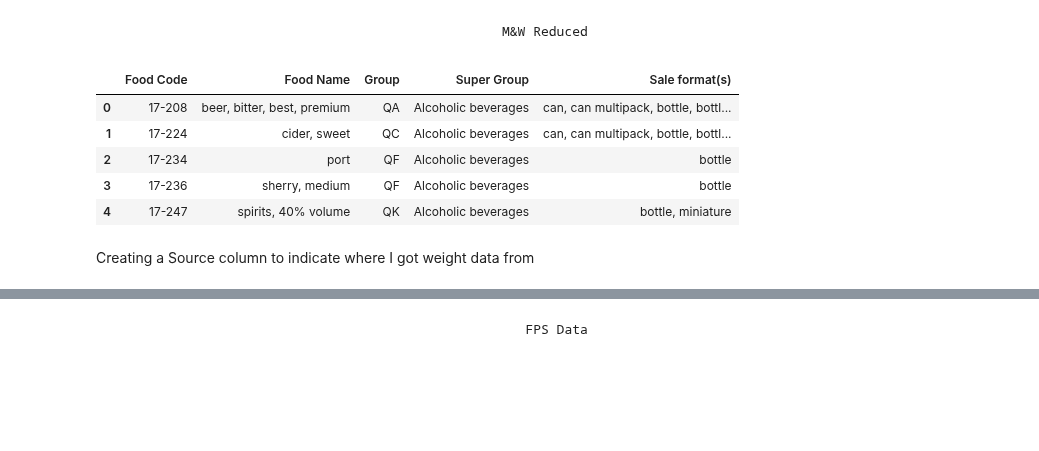
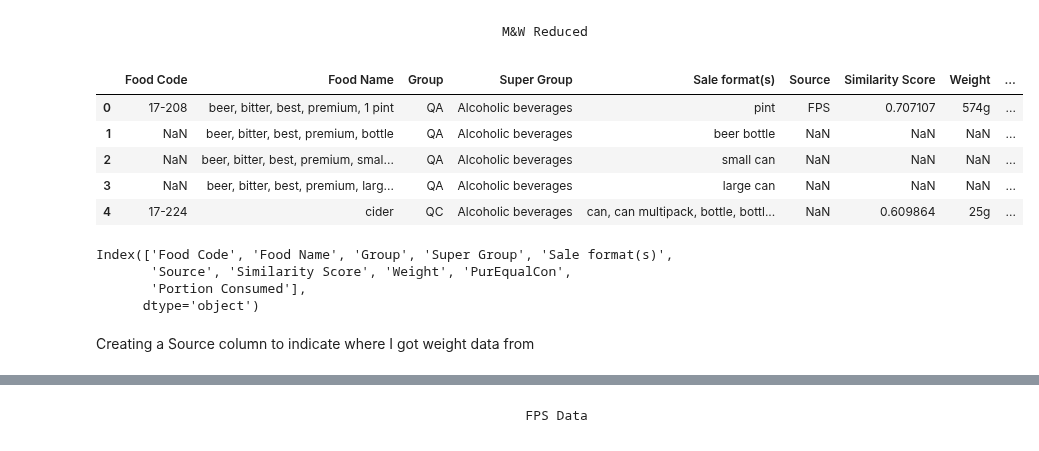
Before and after one commit to elliotkarikari/Product_Weight_Project, a Jupyter notebook: Jupter_notebooks/Data_Product/7. Final - Matching Algorithm.ipynb, the cells around one changed output, grey strips where cells are left out. Cells and saved outputs as stored; diff of their text form; code cells hidden in the pictures; blank space fills up the shorter version.

```diff
--- a/Jupter_notebooks/Data_Product/7. Final - Matching Algorithm.ipynb
+++ b/Jupter_notebooks/Data_Product/7. Final - Matching Algorithm.ipynb
@@ -19,16 +19,21 @@ from sklearn.metrics.pairwise import cosine_similarity
                                                       M&W Reduced
 # %%
 #pd.set_option('display.max_rows', None)
-redFood = pd.read_csv(r"C:\Users\medekar\Desktop\Product_Weight_Project\Data\Processed\Reduced Super Group\Cleaned\Reduced_SecondClean.csv", index_col=0)
+redFood = pd.read_csv(r"C:\Users\medekar\Desktop\Product_Weight_Project\Data\Processed\ReducedwithWeights\dataproduct.csv")
 redFood.rename(columns={'Super Group':'SuperGroup'})
 redFood['Food Name'] = redFood['Food Name'].str.lower()
 redFood.head()
 # %% [output]
-|  | Food Code | Food Name | Group | Super Group | Sale format(s) |
-| 0 | 17-208 | beer, bitter, best, premium | QA | Alcoholic beverages | can, can multipack, bottle, bottl... |
-| 1 | 17-224 | cider, sweet | QC | Alcoholic beverages | can, can multipack, bottle, bottl... |
-| 2 | 17-234 | port | QF | Alcoholic beverages | bottle |
-| 3 | 17-236 | sherry, medium | QF | Alcoholic beverages | bottle |
-| 4 | 17-247 | spirits, 40% volume | QK | Alcoholic beverages | bottle, miniature |
+|  | Food Code | Food Name | Group | Super Group | Sale format(s) | Source | Similarity Score | Weight | ... |
+| 0 | 17-208 | beer, bitter, best, premium, 1 pint | QA | Alcoholic beverages | pint | FPS | 0.707107 | 574g | ... |
+| 1 | NaN | beer, bitter, best, premium, bottle | QA | Alcoholic beverages | beer bottle | NaN | NaN | NaN | ... |
+| 2 | NaN | beer, bitter, best, premium, smal... | QA | Alcoholic beverages | small can | NaN | NaN | NaN | ... |
+| 3 | NaN | beer, bitter, best, premium, larg... | QA | Alcoholic beverages | large can | NaN | NaN | NaN | ... |
+| 4 | 17-224 | cider | QC | Alcoholic beverages | can, can multipack, bottle, bottl... | NaN | 0.609864 | 25g | ... |
-# %% [markdown]
-Creating a Source column to indicate where I got weight data from
+# %%
+redFood.columns
+# %% [output]
+Index(['Food Code', 'Food Name', 'Group', 'Super Group', 'Sale format(s)',
+       'Source', 'Similarity Score', 'Weight', 'PurEqualCon',
+       'Portion Consumed'],
+      dtype='object')
@@ -35,2 +43,4 @@ Creating a Source column to indicate where I got weight data from
+# %% [markdown]
+Creating a Source column to indicate where I got weight data from
 # %%
 redFood['Source'] = ' '
```
Also changed, not shown: parts of 16 cells of this notebook, 26 other files.
